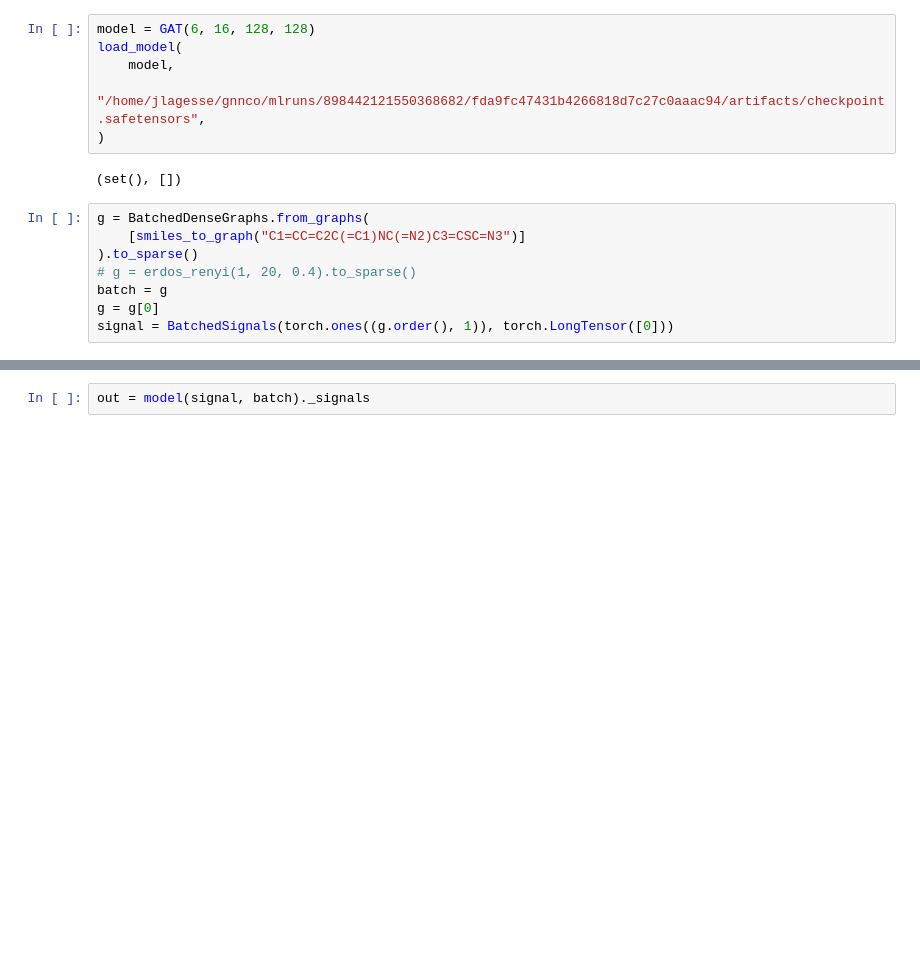
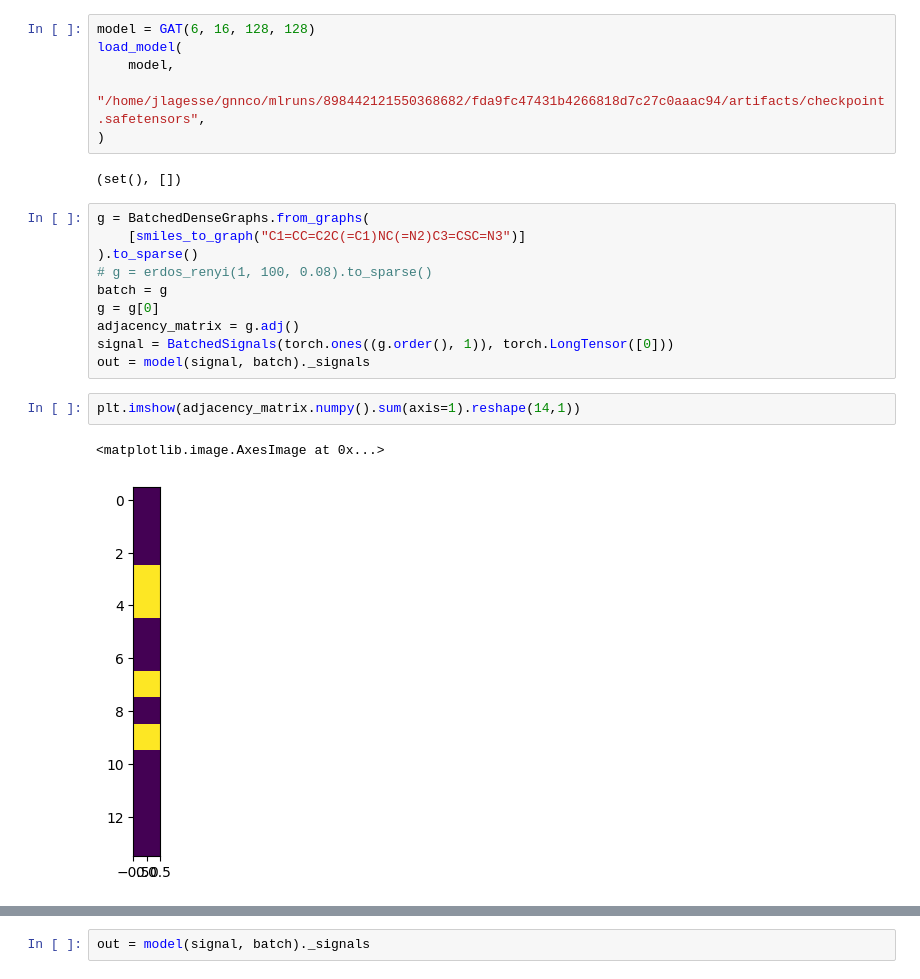
Before and after one commit to adrien-lagesse/gnnco, a Jupyter notebook: notebooks/similarity_visualization.ipynb, the cells around one changed output, grey strips where cells are left out. Cells and saved outputs as stored; diff of their text form; blank space fills up the shorter version.

```diff
--- a/notebooks/similarity_visualization.ipynb
+++ b/notebooks/similarity_visualization.ipynb
@@ -20,7 +20,14 @@ load_model(
 g = BatchedDenseGraphs.from_graphs(
     [smiles_to_graph("C1=CC=C2C(=C1)NC(=N2)C3=CSC=N3")]
 ).to_sparse()
-# g = erdos_renyi(1, 20, 0.4).to_sparse()
+# g = erdos_renyi(1, 100, 0.08).to_sparse()
 batch = g
 g = g[0]
+adjacency_matrix = g.adj()
 signal = BatchedSignals(torch.ones((g.order(), 1)), torch.LongTensor([0]))
+out = model(signal, batch)._signals
+# %%
+plt.imshow(adjacency_matrix.numpy().sum(axis=1).reshape(14,1))
+# %% [output]
+<matplotlib.image.AxesImage at 0x...>
+[figure, added]
```
Also changed, not shown: parts of 4 cells of this notebook, 4 other files.
